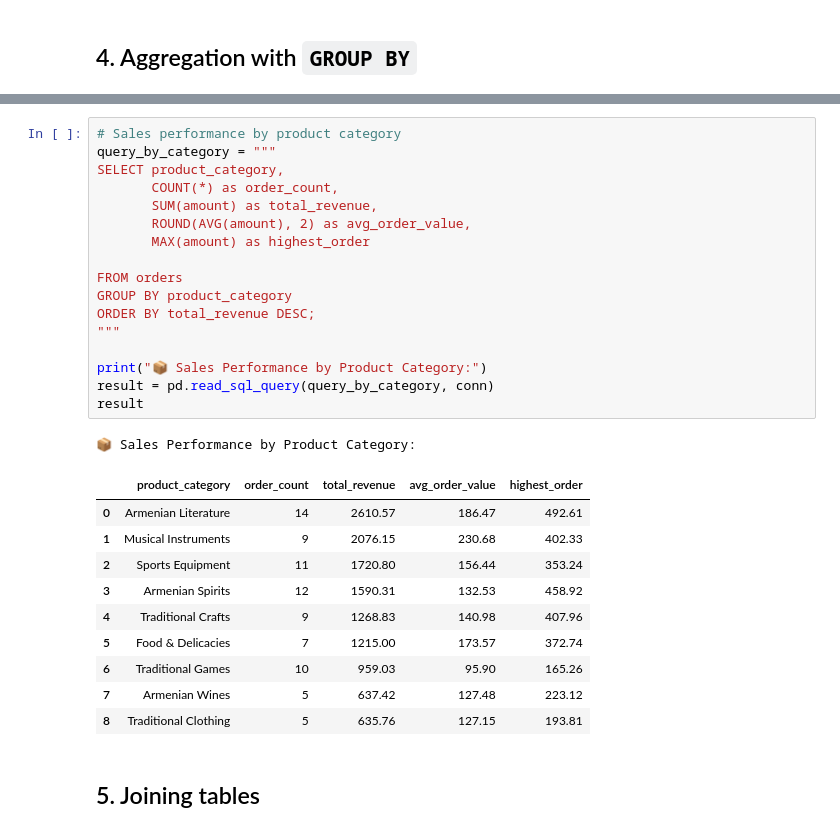
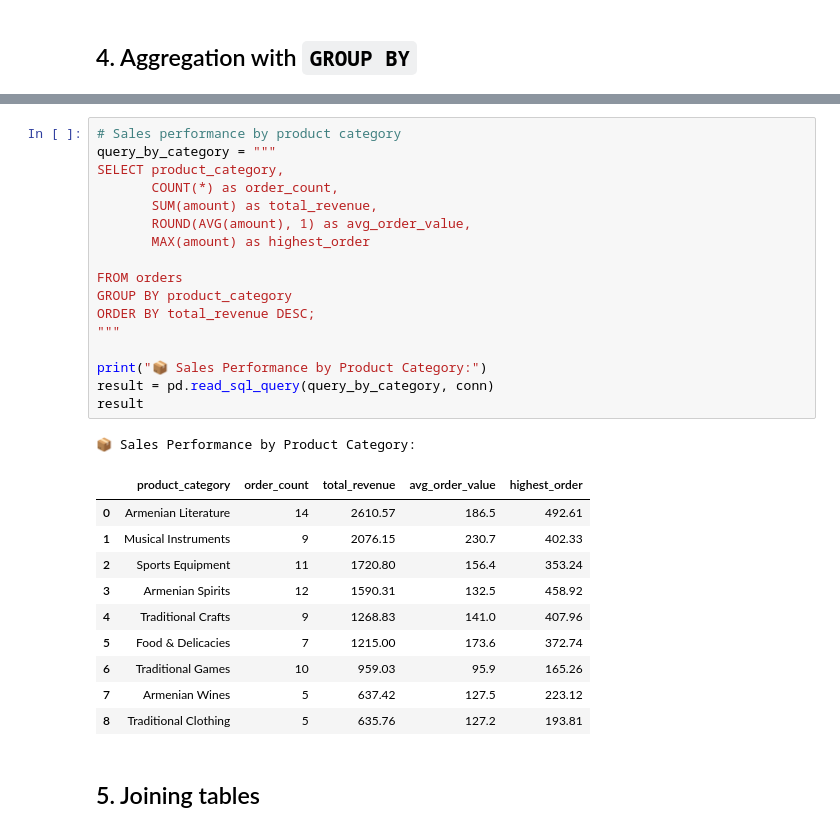
Before and after one commit to HaykTarkhanyan/python_math_ml_course, a Jupyter notebook: python_libs/12_dbs.ipynb, the cells around one changed output, grey strips where cells are left out. Saved outputs shown, nothing was run; the diff lists cells and outputs as text.

```diff
--- a/python_libs/12_dbs.ipynb
+++ b/python_libs/12_dbs.ipynb
@@ -576,32 +587,32 @@ print(result)
 # %%
 # Sales performance by product category
 query_by_category = """
 SELECT product_category,
        COUNT(*) as order_count,
        SUM(amount) as total_revenue,
-       ROUND(AVG(amount), 2) as avg_order_value,
+       ROUND(AVG(amount), 1) as avg_order_value,
        MAX(amount) as highest_order
 
 FROM orders
 GROUP BY product_category
 ORDER BY total_revenue DESC;
 """
 
 print("📦 Sales Performance by Product Category:")
 result = pd.read_sql_query(query_by_category, conn)
 result
 # %% [output]
 📦 Sales Performance by Product Category:
 |  | product_category | order_count | total_revenue | avg_order_value | highest_order |
-| 0 | Armenian Literature | 14 | 2610.57 | 186.47 | 492.61 |
-| 1 | Musical Instruments | 9 | 2076.15 | 230.68 | 402.33 |
-| 2 | Sports Equipment | 11 | 1720.80 | 156.44 | 353.24 |
-| 3 | Armenian Spirits | 12 | 1590.31 | 132.53 | 458.92 |
-| 4 | Traditional Crafts | 9 | 1268.83 | 140.98 | 407.96 |
-| 5 | Food & Delicacies | 7 | 1215.00 | 173.57 | 372.74 |
-| 6 | Traditional Games | 10 | 959.03 | 95.90 | 165.26 |
-| 7 | Armenian Wines | 5 | 637.42 | 127.48 | 223.12 |
-| 8 | Traditional Clothing | 5 | 635.76 | 127.15 | 193.81 |
+| 0 | Armenian Literature | 14 | 2610.57 | 186.5 | 492.61 |
+| 1 | Musical Instruments | 9 | 2076.15 | 230.7 | 402.33 |
+| 2 | Sports Equipment | 11 | 1720.80 | 156.4 | 353.24 |
+| 3 | Armenian Spirits | 12 | 1590.31 | 132.5 | 458.92 |
+| 4 | Traditional Crafts | 9 | 1268.83 | 141.0 | 407.96 |
+| 5 | Food & Delicacies | 7 | 1215.00 | 173.6 | 372.74 |
+| 6 | Traditional Games | 10 | 959.03 | 95.9 | 165.26 |
+| 7 | Armenian Wines | 5 | 637.42 | 127.5 | 223.12 |
+| 8 | Traditional Clothing | 5 | 635.76 | 127.2 | 193.81 |
 # %% [markdown]
 ## 5. Joining tables
 # %%
```
Also changed, not shown: parts of 15 cells of this notebook, 6 other files.
